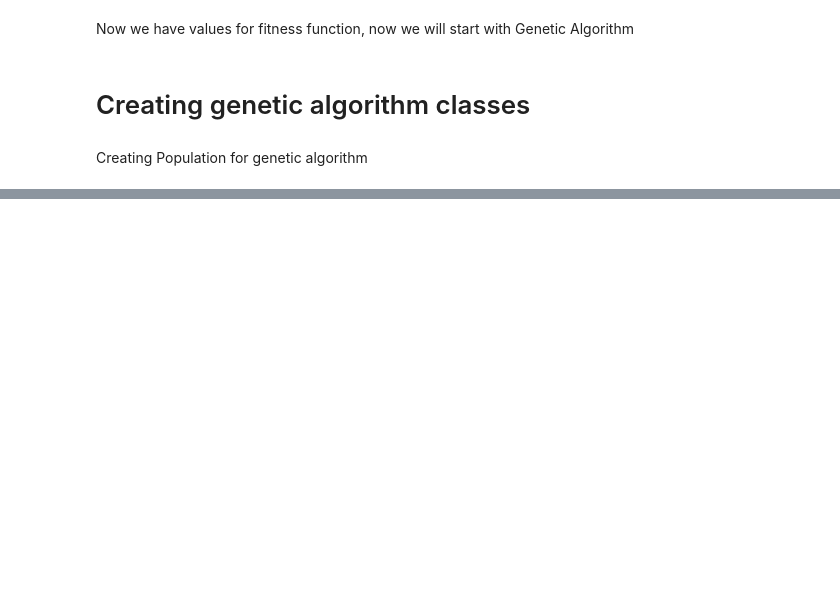
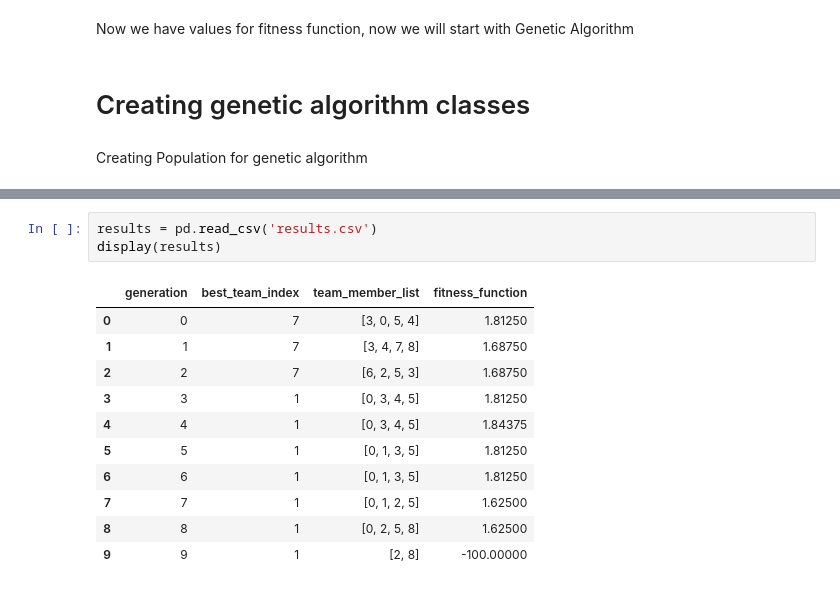
Before and after one commit to aditya26091999/best-team-prediction-genetic-algorithm, a Jupyter notebook: genetic_algorithm_teamselection.ipynb, the cells around one changed output, grey strips where cells are left out. Saved outputs shown, nothing was run; the diff lists cells and outputs as text; blank space fills up the shorter version.

```diff
--- a/genetic_algorithm_teamselection.ipynb
+++ b/genetic_algorithm_teamselection.ipynb
@@ -321,0 +491,15 @@ p.checkFittest(projects[0])
+# %%
+results = pd.read_csv('results.csv')
+display(results)
+# %% [output]
+|  | generation | best_team_index | team_member_list | fitness_function |
+| 0 | 0 | 7 | [3, 0, 5, 4] | 1.81250 |
+| 1 | 1 | 7 | [3, 4, 7, 8] | 1.68750 |
+| 2 | 2 | 7 | [6, 2, 5, 3] | 1.68750 |
+| 3 | 3 | 1 | [0, 3, 4, 5] | 1.81250 |
+| 4 | 4 | 1 | [0, 3, 4, 5] | 1.84375 |
+| 5 | 5 | 1 | [0, 1, 3, 5] | 1.81250 |
+| 6 | 6 | 1 | [0, 1, 3, 5] | 1.81250 |
+| 7 | 7 | 1 | [0, 1, 2, 5] | 1.62500 |
+| 8 | 8 | 1 | [0, 2, 5, 8] | 1.62500 |
+| 9 | 9 | 1 | [2, 8] | -100.00000 |
```
Also changed, not shown: parts of 26 cells of this notebook.
